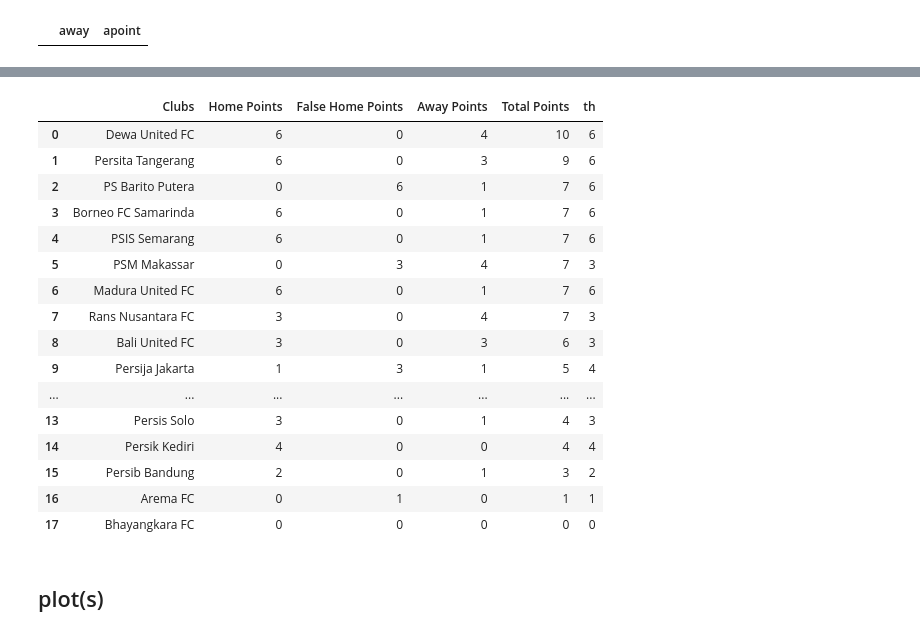
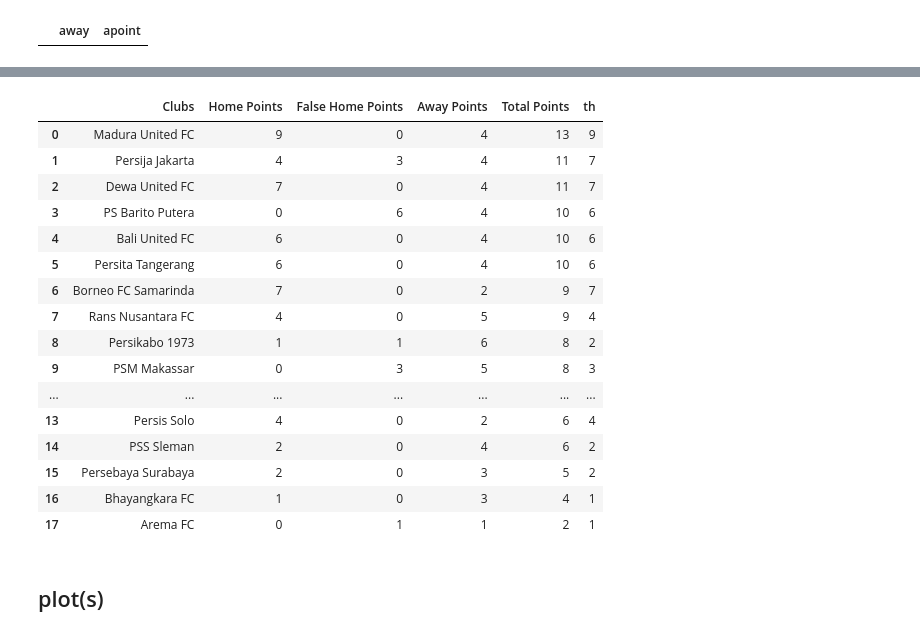
Before and after one commit to lpttprnc/liga-1, a Jupyter notebook: cek123dicoba.ipynb, the cells around one changed output, grey strips where cells are left out. Cells and saved outputs as stored; diff of their text form; code cells hidden in the pictures.

```diff
--- a/cek123dicoba.ipynb
+++ b/cek123dicoba.ipynb
@@ -395,4 +399,5 @@ gabisa
 # %%
-sh.sort_values(by='pr', ascending=False).reset_index(drop=True)
+sh=sh.sort_values(by='pr', ascending=False).reset_index(drop=True)
+sh
 # %% [output]
 |  | Clubs | Points | pr |
@@ -590,0 +651,15 @@ pea
+# %%
+pea = pd.DataFrame({
+    'Club': hbdf['club'],
+    'Home Points': homepoints,
+    'False Home Points': fhomepoints,
+    'Away Points': awaypoints,
+    'Total Points': totalpoints,
+    'th': thpoints,
+    'Home Lost': homelost,
+    'False Home Lost': fhomelost,
+    'Away Lost': awaylost,
+    'Total Lost': totallost,
+    'th Lost': thlost
+})
+pea
@@ -591,6 +684,8 @@ pea
 # %%
-# Merge "sh," "tables," and "hbdf" dataframes on the "Clubs" column and sort based on "sh" order
-hbdf = tables.merge(pea, left_on="Clubs", right_on="Club")#.sort_values(by="pr", ascending=False)
+# Merge "sh," "tables," and "pea" dataframes on the "Clubs" column and sort based on "sh" order
+merg = sh[['Clubs']].merge(tables, left_on="Clubs", right_on="Clubs")
+merg = merg.merge(pea, left_on="Clubs", right_on="Club")#.sort_values(by="pr", ascending=False)
+merg.drop(columns=["Club"], inplace=True)
 # Print the sorted merged dataframe
-hbdf
+merg
 # %% [output]
@@ -614,22 +709,37 @@ hbdf
+# %%
+# pt lib error
+# merg.iloc[8] and [9]
+# Suppose we want to swap rows at index i and j
+i = 8
+j = 9
+
+# Step 1: Identify the positions of the rows to swap
+# Step 2: Use .iloc[] to access and store the rows in temporary variables
+temp_row_i = merg.iloc[i].copy()
+temp_row_j = merg.iloc[j].copy()
+
+# Step 3: Swap the rows by assigning them back to their original positions
+merg.iloc[i] = temp_row_j
+merg.iloc[j] = temp_row_i
 # %%
-hbdf[['Clubs','Home Points', 'False Home Points', 'Away Points', 'Total Points', 'th']]
+merg[['Clubs','Home Points', 'False Home Points', 'Away Points', 'Total Points', 'th']]
 # %% [output]
 |  | Clubs | Home Points | False Home Points | Away Points | Total Points | th |
-| 0 | Dewa United FC | 6 | 0 | 4 | 10 | 6 |
-| 1 | Persita Tangerang | 6 | 0 | 3 | 9 | 6 |
-| 2 | PS Barito Putera | 0 | 6 | 1 | 7 | 6 |
-| 3 | Borneo FC Samarinda | 6 | 0 | 1 | 7 | 6 |
-| 4 | PSIS Semarang | 6 | 0 | 1 | 7 | 6 |
-| 5 | PSM Makassar | 0 | 3 | 4 | 7 | 3 |
-| 6 | Madura United FC | 6 | 0 | 1 | 7 | 6 |
-| 7 | Rans Nusantara FC | 3 | 0 | 4 | 7 | 3 |
-| 8 | Bali United FC | 3 | 0 | 3 | 6 | 3 |
-| 9 | Persija Jakarta | 1 | 3 | 1 | 5 | 4 |
+| 0 | Madura United FC | 9 | 0 | 4 | 13 | 9 |
+| 1 | Persija Jakarta | 4 | 3 | 4 | 11 | 7 |
+| 2 | Dewa United FC | 7 | 0 | 4 | 11 | 7 |
+| 3 | PS Barito Putera | 0 | 6 | 4 | 10 | 6 |
+| 4 | Bali United FC | 6 | 0 | 4 | 10 | 6 |
+| 5 | Persita Tangerang | 6 | 0 | 4 | 10 | 6 |
+| 6 | Borneo FC Samarinda | 7 | 0 | 2 | 9 | 7 |
+| 7 | Rans Nusantara FC | 4 | 0 | 5 | 9 | 4 |
+| 8 | Persikabo 1973 | 1 | 1 | 6 | 8 | 2 |
+| 9 | PSM Makassar | 0 | 3 | 5 | 8 | 3 |
 | ... | ... | ... | ... | ... | ... | ... |
-| 13 | Persis Solo | 3 | 0 | 1 | 4 | 3 |
-| 14 | Persik Kediri | 4 | 0 | 0 | 4 | 4 |
-| 15 | Persib Bandung | 2 | 0 | 1 | 3 | 2 |
-| 16 | Arema FC | 0 | 1 | 0 | 1 | 1 |
-| 17 | Bhayangkara FC | 0 | 0 | 0 | 0 | 0 |
+| 13 | Persis Solo | 4 | 0 | 2 | 6 | 4 |
+| 14 | PSS Sleman | 2 | 0 | 4 | 6 | 2 |
+| 15 | Persebaya Surabaya | 2 | 0 | 3 | 5 | 2 |
+| 16 | Bhayangkara FC | 1 | 0 | 3 | 4 | 1 |
+| 17 | Arema FC | 0 | 1 | 1 | 2 | 1 |
 # %% [markdown]
 ## plot(s)
```
Also changed, not shown: parts of 22 cells of this notebook.
